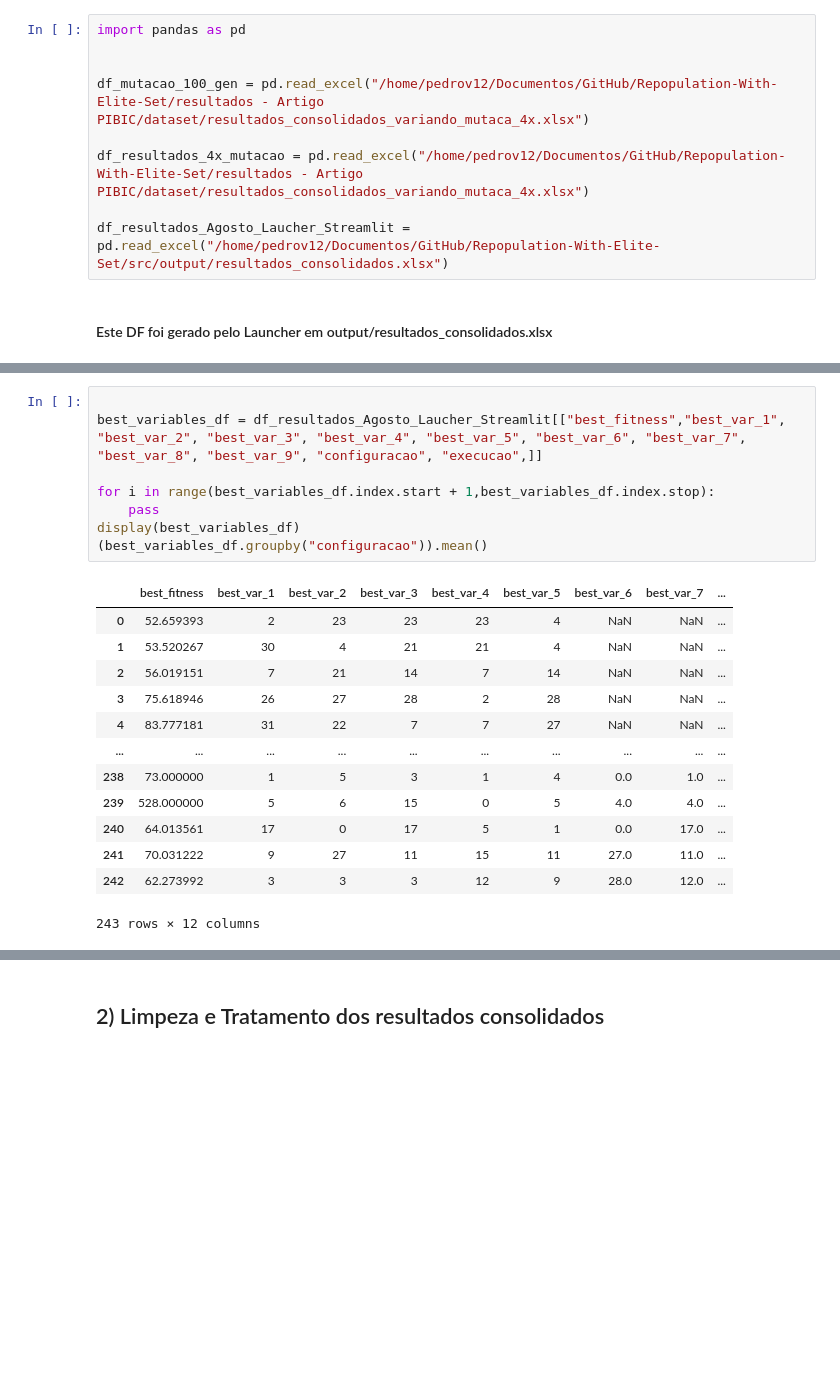
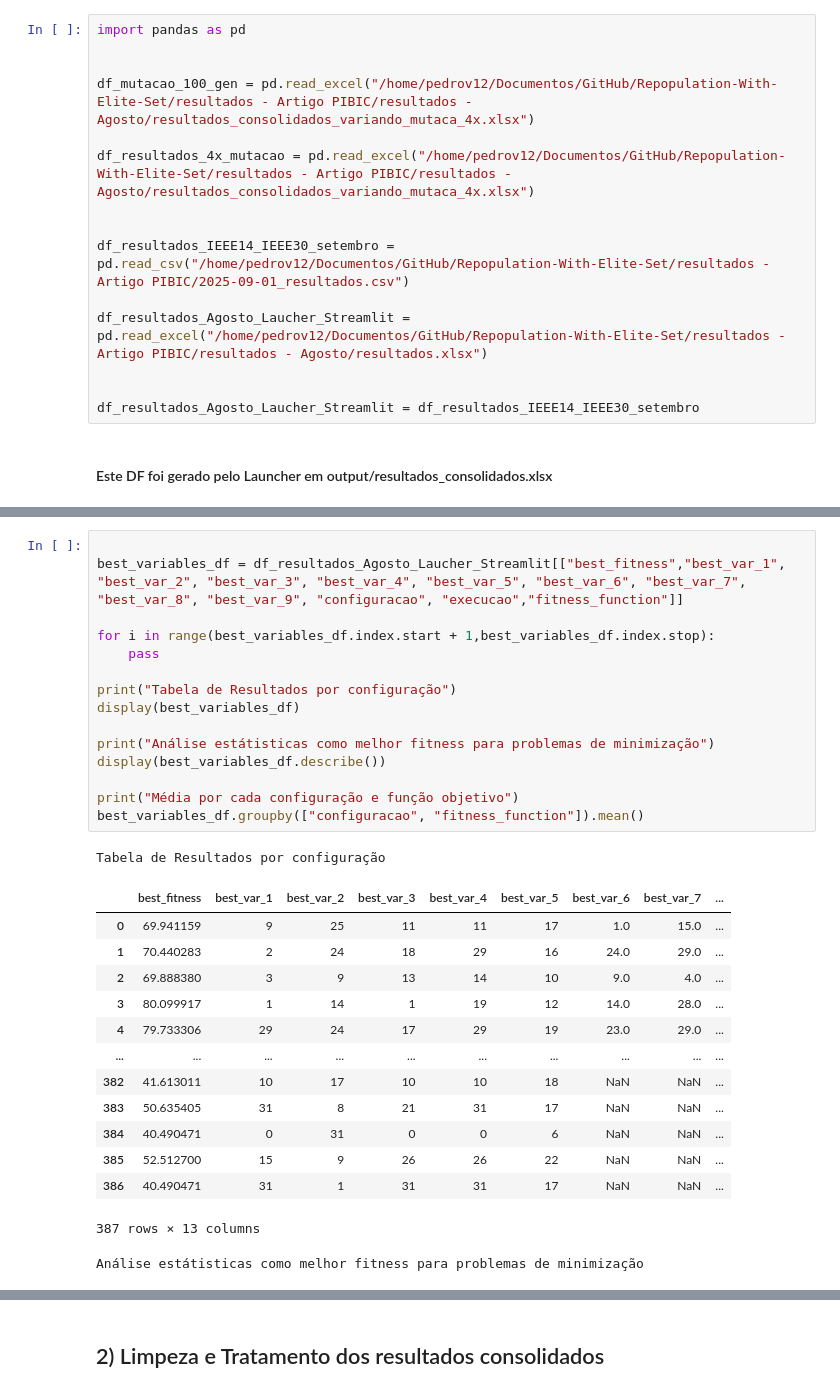
Before and after one commit to PedroVic12/Repopulation-With-Elite-Set, a Jupyter notebook: resultados - Artigo PIBIC/data_analysis.ipynb, the cells around one changed output, grey strips where cells are left out. Saved outputs shown, nothing was run; the diff lists cells and outputs as text; blank space fills up the shorter version.

```diff
--- a/resultados - Artigo PIBIC/data_analysis.ipynb
+++ b/resultados - Artigo PIBIC/data_analysis.ipynb
@@ -7,11 +7,17 @@
 import pandas as pd
 
 
-df_mutacao_100_gen = pd.read_excel("/home/pedrov12/Documentos/GitHub/Repopulation-With-Elite-Set/resultados - Artigo PIBIC/dataset/resultados_consolidados_variando_mutaca_4x.xlsx")
+df_mutacao_100_gen = pd.read_excel("/home/pedrov12/Documentos/GitHub/Repopulation-With-Elite-Set/resultados - Artigo PIBIC/resultados - Agosto/resultados_consolidados_variando_mutaca_4x.xlsx")
 
-df_resultados_4x_mutacao = pd.read_excel("/home/pedrov12/Documentos/GitHub/Repopulation-With-Elite-Set/resultados - Artigo PIBIC/dataset/resultados_consolidados_variando_mutaca_4x.xlsx")
+df_resultados_4x_mutacao = pd.read_excel("/home/pedrov12/Documentos/GitHub/Repopulation-With-Elite-Set/resultados - Artigo PIBIC/resultados - Agosto/resultados_consolidados_variando_mutaca_4x.xlsx")
 
-df_resultados_Agosto_Laucher_Streamlit = pd.read_excel("/home/pedrov12/Documentos/GitHub/Repopulation-With-Elite-Set/src/output/resultados_consolidados.xlsx")
+
+df_resultados_IEEE14_IEEE30_setembro = pd.read_csv("/home/pedrov12/Documentos/GitHub/Repopulation-With-Elite-Set/resultados - Artigo PIBIC/2025-09-01_resultados.csv")
+
+df_resultados_Agosto_Laucher_Streamlit = pd.read_excel("/home/pedrov12/Documentos/GitHub/Repopulation-With-Elite-Set/resultados - Artigo PIBIC/resultados - Agosto/resultados.xlsx")
+
+
+df_resultados_Agosto_Laucher_Streamlit = df_resultados_IEEE14_IEEE30_setembro
 # %% [markdown]
 #### Este DF foi gerado pelo Launcher em output/resultados_consolidados.xlsx
 # %%
@@ -27,23 +33,32 @@ df_resultados_Agosto_Laucher_Streamlit.head(3)
 # %%
 
-best_variables_df = df_resultados_Agosto_Laucher_Streamlit[["best_fitness","best_var_1", "best_var_2", "best_var_3", "best_var_4", "best_var_5", "best_var_6", "best_var_7", "best_var_8", "best_var_9", "configuracao", "execucao",]]
+best_variables_df = df_resultados_Agosto_Laucher_Streamlit[["best_fitness","best_var_1", "best_var_2", "best_var_3", "best_var_4", "best_var_5", "best_var_6", "best_var_7", "best_var_8", "best_var_9", "configuracao", "execucao","fitness_function"]]
 
 for i in range(best_variables_df.index.start + 1,best_variables_df.index.stop):
     pass
+
+print("Tabela de Resultados por configuração")
 display(best_variables_df)
-(best_variables_df.groupby("configuracao")).mean()
+
+print("Análise estátisticas como melhor fitness para problemas de minimização")
+display(best_variables_df.describe())
+
+print("Média por cada configuração e função objetivo")
+best_variables_df.groupby(["configuracao", "fitness_function"]).mean()
 # %% [output]
+Tabela de Resultados por configuração
 |  | best_fitness | best_var_1 | best_var_2 | best_var_3 | best_var_4 | best_var_5 | best_var_6 | best_var_7 | ... |
-| 0 | 52.659393 | 2 | 23 | 23 | 23 | 4 | NaN | NaN | ... |
-| 1 | 53.520267 | 30 | 4 | 21 | 21 | 4 | NaN | NaN | ... |
-| 2 | 56.019151 | 7 | 21 | 14 | 7 | 14 | NaN | NaN | ... |
-| 3 | 75.618946 | 26 | 27 | 28 | 2 | 28 | NaN | NaN | ... |
-| 4 | 83.777181 | 31 | 22 | 7 | 7 | 27 | NaN | NaN | ... |
+| 0 | 69.941159 | 9 | 25 | 11 | 11 | 17 | 1.0 | 15.0 | ... |
+| 1 | 70.440283 | 2 | 24 | 18 | 29 | 16 | 24.0 | 29.0 | ... |
+| 2 | 69.888380 | 3 | 9 | 13 | 14 | 10 | 9.0 | 4.0 | ... |
+| 3 | 80.099917 | 1 | 14 | 1 | 19 | 12 | 14.0 | 28.0 | ... |
+| 4 | 79.733306 | 29 | 24 | 17 | 29 | 19 | 23.0 | 29.0 | ... |
 | ... | ... | ... | ... | ... | ... | ... | ... | ... | ... |
-| 238 | 73.000000 | 1 | 5 | 3 | 1 | 4 | 0.0 | 1.0 | ... |
-| 239 | 528.000000 | 5 | 6 | 15 | 0 | 5 | 4.0 | 4.0 | ... |
-| 240 | 64.013561 | 17 | 0 | 17 | 5 | 1 | 0.0 | 17.0 | ... |
-| 241 | 70.031222 | 9 | 27 | 11 | 15 | 11 | 27.0 | 11.0 | ... |
-| 242 | 62.273992 | 3 | 3 | 3 | 12 | 9 | 28.0 | 12.0 | ... |
+| 382 | 41.613011 | 10 | 17 | 10 | 10 | 18 | NaN | NaN | ... |
+| 383 | 50.635405 | 31 | 8 | 21 | 31 | 17 | NaN | NaN | ... |
+| 384 | 40.490471 | 0 | 31 | 0 | 0 | 6 | NaN | NaN | ... |
+| 385 | 52.512700 | 15 | 9 | 26 | 26 | 22 | NaN | NaN | ... |
+| 386 | 40.490471 | 31 | 1 | 31 | 31 | 17 | NaN | NaN | ... |
-243 rows × 12 columns
+387 rows × 13 columns
+Análise estátisticas como melhor fitness para problemas de minimização
 |  | best_fitness | best_var_1 | best_var_2 | best_var_3 | best_var_4 | best_var_5 | best_var_6 | best_var_7 | ... |
```
Also changed, not shown: parts of 13 cells of this notebook, 8 other files.
